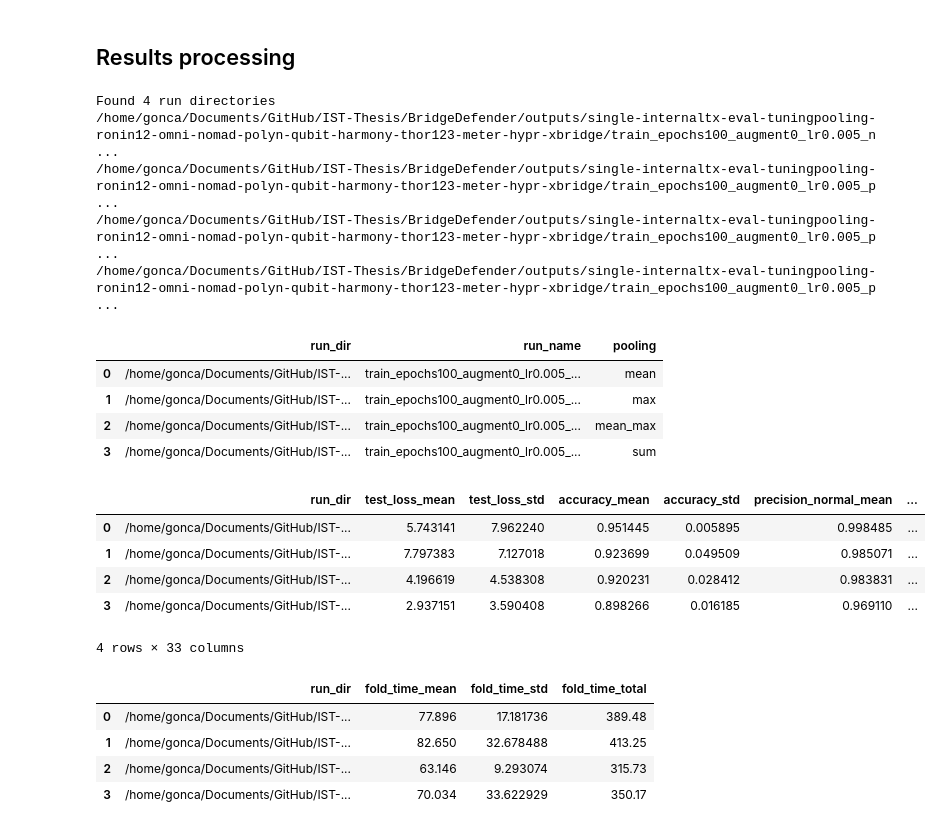
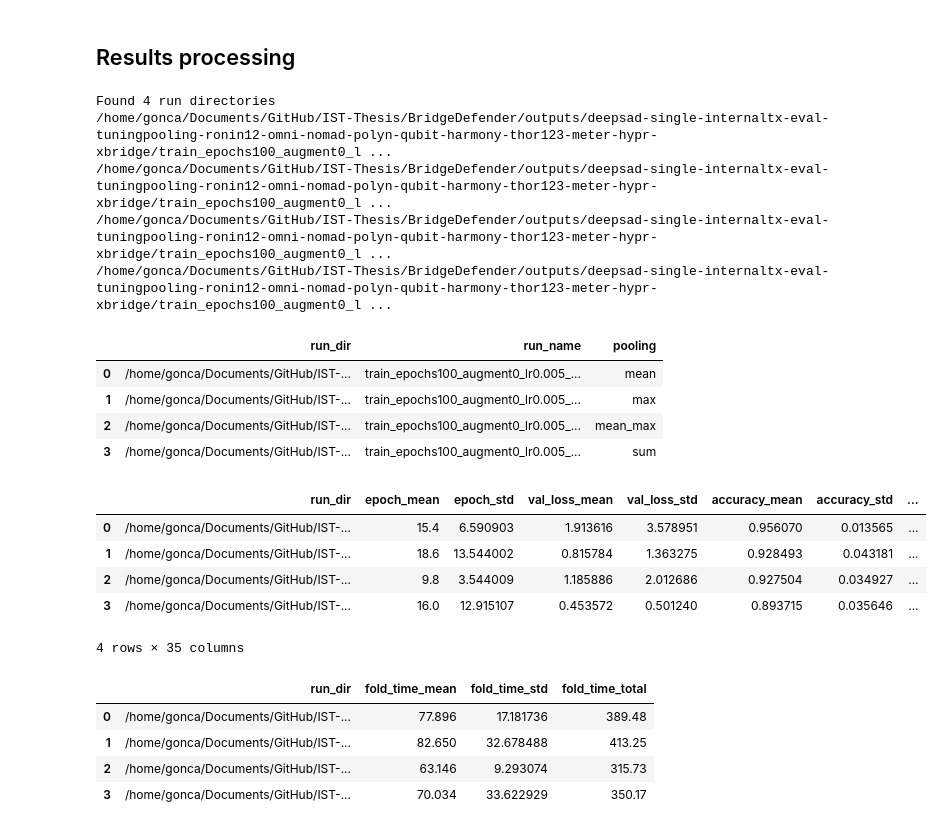
Before and after one commit to BridgeSentry/BridgeSentry, a Jupyter notebook: notebooks/tuning_pooling20260805.ipynb, the cells around one changed output. Cells and saved outputs as stored; diff of their text form; code cells hidden in the pictures.

Commit message:
fix: use validation metrics for tuning pooling evaluation

```diff
--- a/notebooks/tuning_pooling20260805.ipynb
+++ b/notebooks/tuning_pooling20260805.ipynb
@@ -12,7 +12,7 @@ from cli import Cli
 from dataset_generator.types import DATASET_TYPE
 
 # Define the absolute path for the root directory for outputs here (and if possible, make sure to have a prepared _dataset folder)
-OUTPUTS_ROOT = Path("/home/gonca/Documents/GitHub/IST-Thesis/BridgeDefender/outputs/single-internaltx-eval-tuningpooling-ronin12-omni-nomad-polyn-qubit-harmony-thor123-meter-hypr-xbridge")
+OUTPUTS_ROOT = Path("/home/gonca/Documents/GitHub/IST-Thesis/BridgeDefender/outputs/deepsad-single-internaltx-eval-tuningpooling-ronin12-omni-nomad-polyn-qubit-harmony-thor123-meter-hypr-xbridge")
 # %% [markdown]
 ## Test runs
 # %% [markdown]
@@ -99,10 +99,10 @@ for p in run_dirs:
     print(p)
 # %% [output]
 Found 4 run directories
-/home/gonca/Documents/GitHub/IST-Thesis/BridgeDefender/outputs/single-internaltx-eval-tuningpooling-ronin12-omni-nomad-polyn-qubit-harmony-thor123-meter-hypr-xbridge/train_epochs100_augment0_lr0.005_n ...
-/home/gonca/Documents/GitHub/IST-Thesis/BridgeDefender/outputs/single-internaltx-eval-tuningpooling-ronin12-omni-nomad-polyn-qubit-harmony-thor123-meter-hypr-xbridge/train_epochs100_augment0_lr0.005_p ...
-/home/gonca/Documents/GitHub/IST-Thesis/BridgeDefender/outputs/single-internaltx-eval-tuningpooling-ronin12-omni-nomad-polyn-qubit-harmony-thor123-meter-hypr-xbridge/train_epochs100_augment0_lr0.005_p ...
-/home/gonca/Documents/GitHub/IST-Thesis/BridgeDefender/outputs/single-internaltx-eval-tuningpooling-ronin12-omni-nomad-polyn-qubit-harmony-thor123-meter-hypr-xbridge/train_epochs100_augment0_lr0.005_p ...
+/home/gonca/Documents/GitHub/IST-Thesis/BridgeDefender/outputs/deepsad-single-internaltx-eval-tuningpooling-ronin12-omni-nomad-polyn-qubit-harmony-thor123-meter-hypr-xbridge/train_epochs100_augment0_l ...
+/home/gonca/Documents/GitHub/IST-Thesis/BridgeDefender/outputs/deepsad-single-internaltx-eval-tuningpooling-ronin12-omni-nomad-polyn-qubit-harmony-thor123-meter-hypr-xbridge/train_epochs100_augment0_l ...
+/home/gonca/Documents/GitHub/IST-Thesis/BridgeDefender/outputs/deepsad-single-internaltx-eval-tuningpooling-ronin12-omni-nomad-polyn-qubit-harmony-thor123-meter-hypr-xbridge/train_epochs100_augment0_l ...
+/home/gonca/Documents/GitHub/IST-Thesis/BridgeDefender/outputs/deepsad-single-internaltx-eval-tuningpooling-ronin12-omni-nomad-polyn-qubit-harmony-thor123-meter-hypr-xbridge/train_epochs100_augment0_l ...
 # %%
 import yaml
 import pandas as pd
@@ -128,33 +128,33 @@ configs_df
 | 2 | /home/gonca/Documents/GitHub/IST-... | train_epochs100_augment0_lr0.005_... | mean_max |
 | 3 | /home/gonca/Documents/GitHub/IST-... | train_epochs100_augment0_lr0.005_... | sum |
 # %%
-def load_test_metrics(run_dir: Path) -> dict:
-    df = pd.read_csv(run_dir / "test_metrics.csv")
+def load_val_metrics(run_dir: Path) -> dict:
+    df = pd.read_csv(run_dir / "val_best_metrics.csv")
     metric_cols = [c for c in df.columns if c != "fold"]
 
     result = {"run_dir": run_dir}
     for col in metric_cols:
         result[f"{col}_mean"] = df[col].mean()
         result[f"{col}_std"] = df[col].std(ddof=0)
 
     result["precision_macro_mean"] = ((df["precision_normal"] + df["precision_anomaly"]) / 2).mean()
     result["precision_macro_std"] = ((df["precision_normal"] + df["precision_anomaly"]) / 2).std(ddof=0)
     result["recall_macro_mean"] = ((df["recall_normal"] + df["recall_anomaly"]) / 2).mean()
     result["recall_macro_std"] = ((df["recall_normal"] + df["recall_anomaly"]) / 2).std(ddof=0)
     result["f1_macro_mean"] = ((df["f1_normal"] + df["f1_anomaly"]) / 2).mean()
     result["f1_macro_std"] = ((df["f1_normal"] + df["f1_anomaly"]) / 2).std(ddof=0)
     return result
 
-metrics = [load_test_metrics(p) for p in run_dirs]
+metrics = [load_val_metrics(p) for p in run_dirs]
 metrics_df = pd.DataFrame(metrics)
 metrics_df
 # %% [output]
-|  | run_dir | test_loss_mean | test_loss_std | accuracy_mean | accuracy_std | precision_normal_mean | ... |
-| 0 | /home/gonca/Documents/GitHub/IST-... | 5.743141 | 7.962240 | 0.951445 | 0.005895 | 0.998485 | ... |
-| 1 | /home/gonca/Documents/GitHub/IST-... | 7.797383 | 7.127018 | 0.923699 | 0.049509 | 0.985071 | ... |
-| 2 | /home/gonca/Documents/GitHub/IST-... | 4.196619 | 4.538308 | 0.920231 | 0.028412 | 0.983831 | ... |
-| 3 | /home/gonca/Documents/GitHub/IST-... | 2.937151 | 3.590408 | 0.898266 | 0.016185 | 0.969110 | ... |
+|  | run_dir | epoch_mean | epoch_std | val_loss_mean | val_loss_std | accuracy_mean | accuracy_std | ... |
+| 0 | /home/gonca/Documents/GitHub/IST-... | 15.4 | 6.590903 | 1.913616 | 3.578951 | 0.956070 | 0.013565 | ... |
+| 1 | /home/gonca/Documents/GitHub/IST-... | 18.6 | 13.544002 | 0.815784 | 1.363275 | 0.928493 | 0.043181 | ... |
+| 2 | /home/gonca/Documents/GitHub/IST-... | 9.8 | 3.544009 | 1.185886 | 2.012686 | 0.927504 | 0.034927 | ... |
+| 3 | /home/gonca/Documents/GitHub/IST-... | 16.0 | 12.915107 | 0.453572 | 0.501240 | 0.893715 | 0.035646 | ... |
-4 rows × 33 columns
+4 rows × 35 columns
 # %%
 def load_fold_durations(run_dir: Path) -> dict:
     df = pd.read_csv(run_dir / "fold_durations.csv")
```
Also changed, not shown: parts of 13 cells of this notebook.
